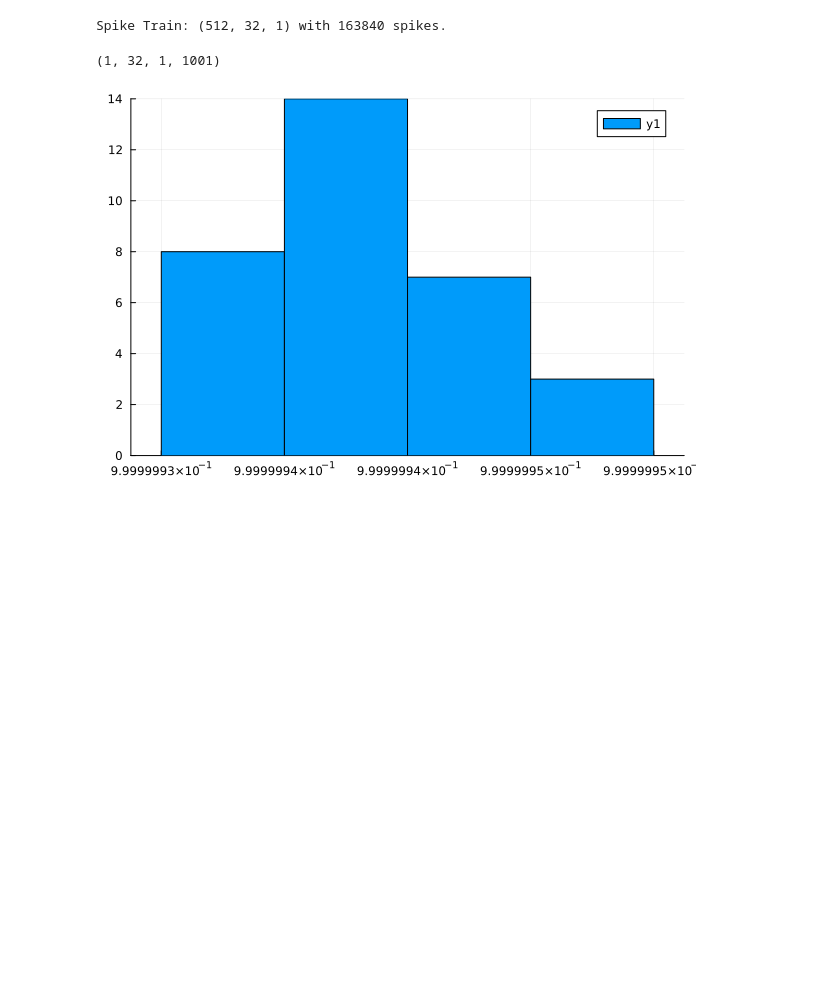
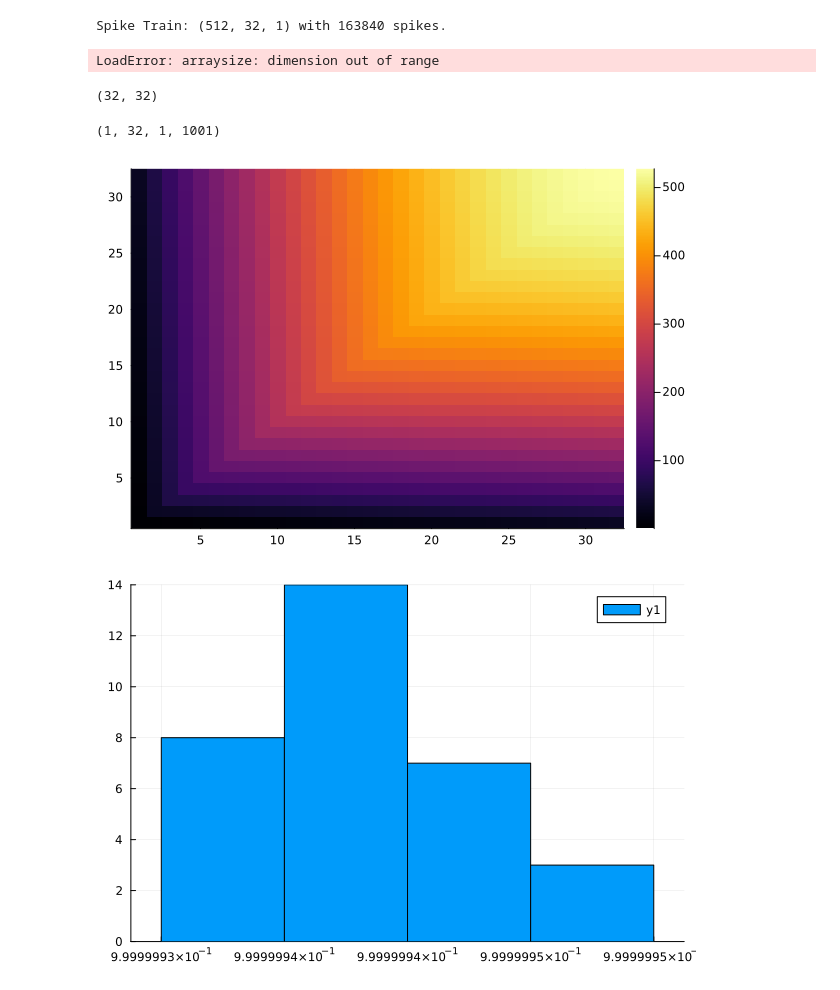
Before and after one commit to wilkieolin/phasor_julia, a Jupyter notebook: attention.ipynb, the cells around one changed output. Drawn from its saved outputs; the diff is of its cells as text; code cells hidden in the pictures; blank space fills up the shorter version.

```diff
--- a/attention.ipynb
+++ b/attention.ipynb
@@ -58,11 +56,21 @@ qst = to_spk(q)
 # %% [output]
 Spike Train: (512, 32, 1) with 163840 spikes.
 # %%
-ss = similarity(qst, qst, spk_args = sa);
+ss = similarity_outer(qst, qst, dims=2, reduce_dim=1, spk_args = sa);
+# %% [output]
+LoadError: arraysize: dimension out of range
 # %%
 ss |> size
 # %% [output]
-(1, 32, 1, 1001)
+(32, 32)
+# %%
+ss |> size
+# %% [output]
+(1, 32, 1, 1001)
+# %%
+heatmap(ss)
+# %% [output]
+[figure, added]
 # %%
 histogram( ss[:,:,:,end] |> vec)
 # %% [output]
```
Also changed, not shown: parts of 8 cells of this notebook, 11 other files.
